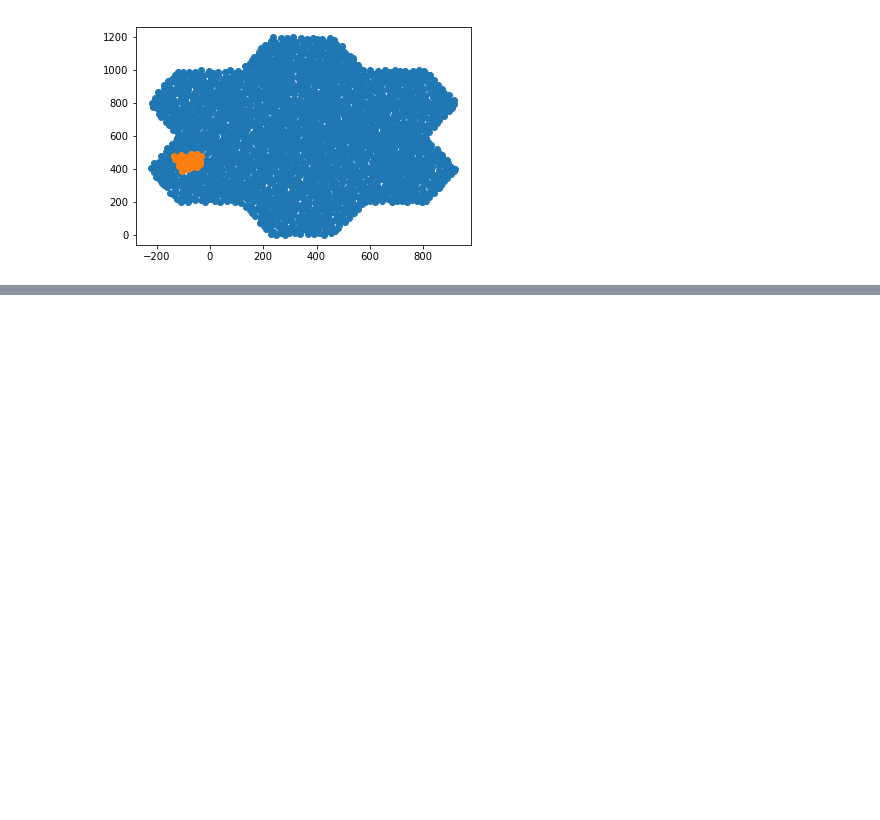
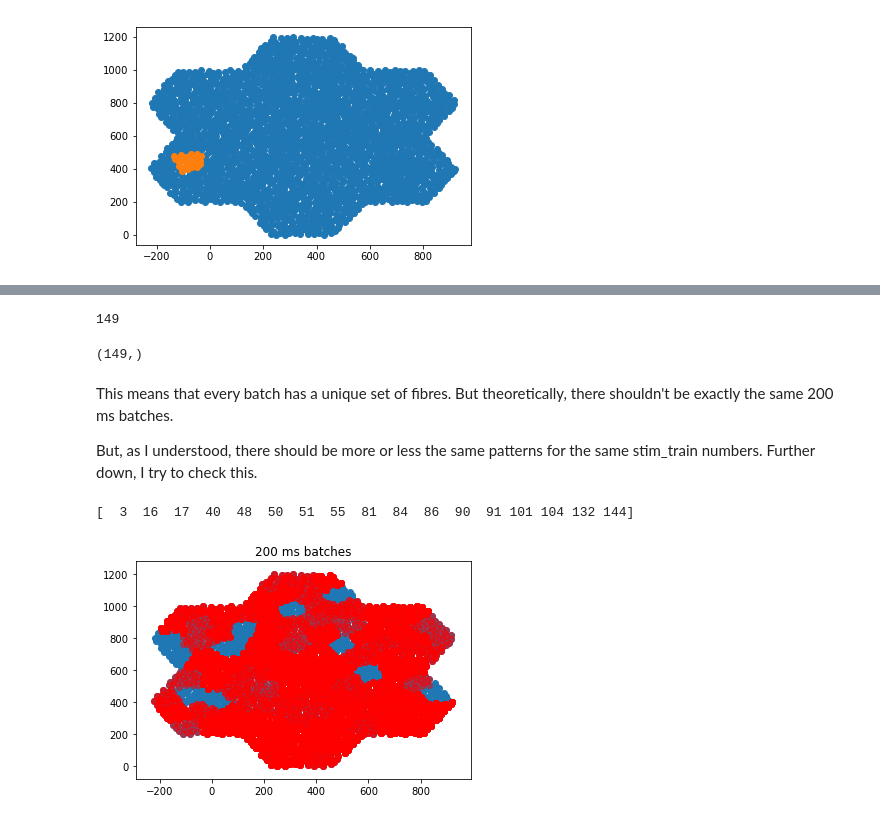
Before and after one commit to utanashati/AutoencVC, a Jupyter notebook: data-playground.ipynb, the cells around one changed output, grey strips where cells are left out. Drawn from its saved outputs; the diff is of its cells as text; code cells hidden in the pictures; blank space fills up the shorter version.

Commit message:
200 ms batches vs stim_train

```diff
--- a/data-playground.ipynb
+++ b/data-playground.ipynb
@@ -102,3 +103,30 @@ for i, time in enumerate(times):
         batch_num = num
         batches_200.append(slice(i_start, i))
         i_start = i
+# %%
+stim_train = [249980, 397555, 446691, 205315, 397555, 249980, \
+              757795, 397555, 740558, 249980, 397555, 249980, \
+              766947, 740558, 446691, 766947, 205315, 205315, \
+              766947, 515018, 740558, 740558, 249980, 515018, \
+              757795, 740558, 515018, 397555, 740558, 249980, \
+              446691, 397555, 757795, 766947, 757795, 397555, \
+              766947, 740558, 446691, 766947, 205315, 740558, \
+              757795, 515018, 397555, 397555, 249980, 515018, \
+              205315, 446691, 205315, 205315, 446691, 740558, \
+              446691, 205315, 249980, 515018, 766947, 446691, \
+              757795, 397555, 757795, 397555, 757795, 515018, \
+              740558, 757795, 446691, 397555, 249980, 446691, \
+              515018, 515018, 446691, 515018, 766947, 249980, \
+              515018, 757795, 766947, 205315, 740558, 515018, \
+              205315, 740558, 205315, 766947, 740558, 249980, \
+              205315, 205315, 515018, 740558, 515018, 446691, \
+              397555, 757795, 766947, 515018, 397555, 205315, \
+              397555, 397555, 205315, 249980, 740558, 397555, \
+              757795, 249980, 757795, 766947, 446691, 757795, \
+              766947, 766947, 446691, 446691, 757795, 515018, \
+              446691, 446691, 766947, 740558, 740558, 766947, \
+              515018, 249980, 757795, 446691, 249980, 766947, \
+              205315, 446691, 249980, 766947, 757795, 249980, \
+              249980, 397555, 515018, 757795, 249980, 397555, 205315]
+# %%
+stim_train = np.array(stim_train)
@@ -118,0 +170,4 @@ ani.save("batches_200.mp4")
+# %%
+len(times_batched)
+# %% [output]
+149
@@ -118,0 +177,22 @@ ani.save("batches_200.mp4")
+# %%
+np.unique(times_batched_hashed).shape
+# %% [output]
+(149,)
+# %% [markdown]
+This means that every batch has a unique set of fibres. But theoretically, there shouldn't be exactly the same 200 ms batches.
+
+But, as I understood, there should be more or less the same patterns for the same stim_train numbers. Further down, I try to check this.
+# %%
+# Pick all indices from `stim_train` with the same specific value (representing the same pattern).
+# 200 ms batches
+pick = np.argwhere(stim_train == 205315).reshape(-1)
+print(pick)
+plt.title('200 ms batches')
+plt.scatter(xz_array[:, 1], xz_array[:, 2]) # background hexagonal structure
+for i in pick:
+    xz = np.vstack(times_xz[batches_200[i]])
+    plt.scatter(xz[:, 1], xz[:, 2], c='r', alpha=0.5)
+plt.show()
+# %% [output]
+[  3  16  17  40  48  50  51  55  81  84  86  90  91 101 104 132 144]
+[figure, added]
```
Also changed, not shown: parts of 12 cells of this notebook, 1 other file.
